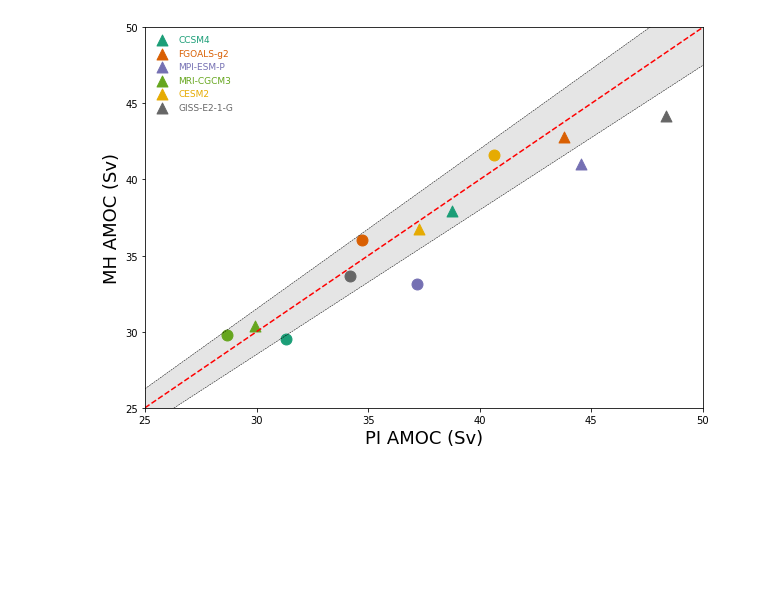
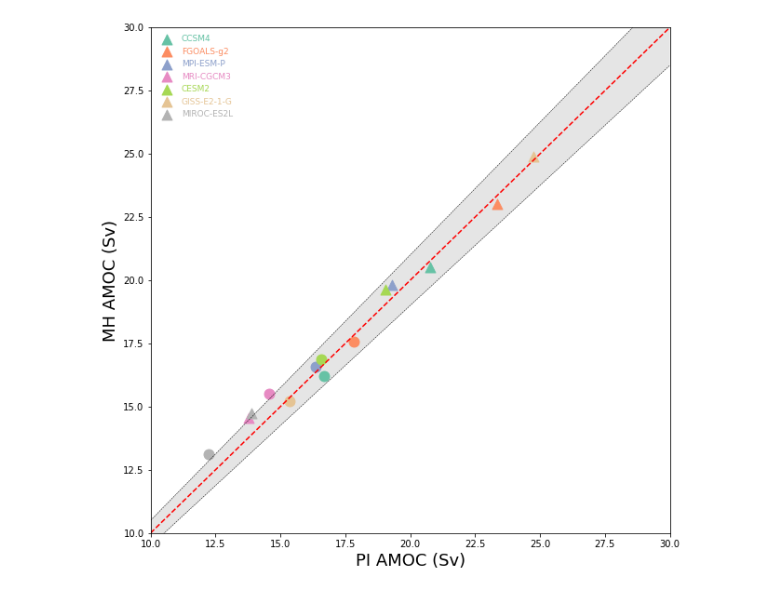
Before and after one commit to ucfahao/PMIP4-midHolocene, a Jupyter notebook: notebooks/PMIP4_MH_AMOC.ipynb, the cells around one changed output. Drawn from its saved outputs; the diff is of its cells as text; code cells hidden in the pictures; blank space fills up the shorter version.

```diff
--- a/notebooks/PMIP4_MH_AMOC.ipynb
+++ b/notebooks/PMIP4_MH_AMOC.ipynb
@@ -81,5 +68,6 @@ AMOC_new['pi-50']=[31.309920,40.645443,34.720238,34.208576,37.182620,28.688343]
 # %%
-df= pd.read_csv('AMOC.csv',skipinitialspace=True,header=0)
+#load AMOC data
+df= pd.read_csv('amoc/amoc.csv',skipinitialspace=True,header=0)
 # %%
 df
 # %% [output]
@@ -95,9 +79,10 @@ len(df)
 # %%
+#Create dataset used in plotting
 amoc3={}
 amoc4={}
 m3=[]
 m4=[]
-models=['CCSM4','CESM2','FGOALS-g2','GISS-E2-1-G','MPI-ESM-P','MRI-CGCM3']
+models=['CCSM4','CESM2','FGOALS-g2','GISS-E2-1-G','MPI-ESM-P','MRI-CGCM3','MIROC-ES2L']
 for m in models:
     if m in pmip[pmip_v3]:
         m3.append(m)
@@ -105,7 +90,3 @@ for m in models:
     if m in pmip[pmip_v4]:
         amoc4[m]=df[m]
         m4.append(m)
-# %%
-cc=[]
-for i in range(len(models)):
-    cc.append([i,i])
@@ -116,42 +129,35 @@ cc
 # %%
-
-plt.figure(figsize=(10,7))
-plt.xlim(25,50)
-plt.ylim(25,50)
-
-x1=np.arange(25,51)
+#Plotting
+plt.figure(figsize=(10,10))
+plt.xlim(10,30)
+plt.ylim(10,30)
+#Create reference line and shading
+x1=np.arange(10,31)
 y1=x1
 y2=0.95*x1
 y3=1.05*x1
 plt.plot(x1,y1,"r--")
 plt.plot(x1,y2,"k--",lw=0.5)
 plt.plot(x1,y3,"k--",lw=0.5)
 plt.fill_between(x1, y2, y3,facecolor='k', alpha=0.1)
-
-
-
-
-colormap = plt.get_cmap('Dark2') #nipy_spectral, Set1,Paired
+#Set point colors
+colormap = plt.get_cmap('Set2') #nipy_spectral, Set1,Paired
 colorst = [colormap(i) for i in np.linspace(0, 0.9,len(models))]
-
+#plotting
 for i in range(len(m3)):
-    plt.scatter(amoc3[m3[i]][2],amoc3[m3[i]][0],s=120,color=colorst[i],marker='^',label=m3[i])
-    plt.scatter(amoc3[m3[i]][3],amoc3[m3[i]][1],s=120,color=colorst[i],marker='o')
+    plt.scatter(amoc3[m3[i]][0],amoc3[m3[i]][1],s=120,color=colorst[i],marker='^',label=m3[i])
+    plt.scatter(amoc3[m3[i]][2],amoc3[m3[i]][3],s=120,color=colorst[i],marker='o')
 for i in range(len(m4)):
-    plt.scatter(amoc4[m4[i]][2],amoc4[m4[i]][0],s=120,color=colorst[i+len(m3)],marker='^',label=m4[i])
-    plt.scatter(amoc4[m4[i]][3],amoc4[m4[i]][1],s=120,color=colorst[i+len(m3)],marker='o')
-
+    plt.scatter(amoc4[m4[i]][0],amoc4[m4[i]][1],s=120,color=colorst[i+len(m3)],marker='^',label=m4[i])
+    plt.scatter(amoc4[m4[i]][2],amoc4[m4[i]][3],s=120,color=colorst[i+len(m3)],marker='o')
+#legend
 leg=plt.legend(edgecolor='None',facecolor='None',fontsize=9)
 for h, t in zip(leg.legendHandles, leg.get_texts()):
     t.set_color(h.get_facecolor()[0])
-
-
-
-
+#axis labels
 plt.xlabel('PI AMOC (Sv)',fontsize=18)
 plt.ylabel('MH AMOC (Sv)',fontsize=18)
-
-
-plt.savefig('figs/AMOC_new_models_all.png')
+#save plot
+plt.savefig('figs/AMOC.png')
 # %% [output]
-[figure, old version]
+[figure, new version]
```
Also changed, not shown: parts of 18 cells of this notebook.
